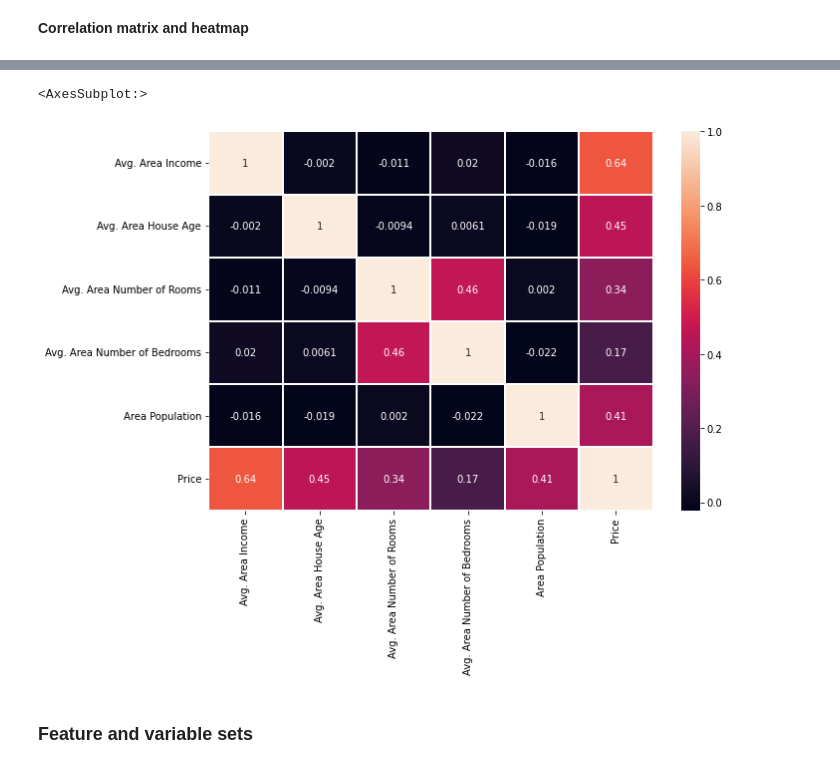
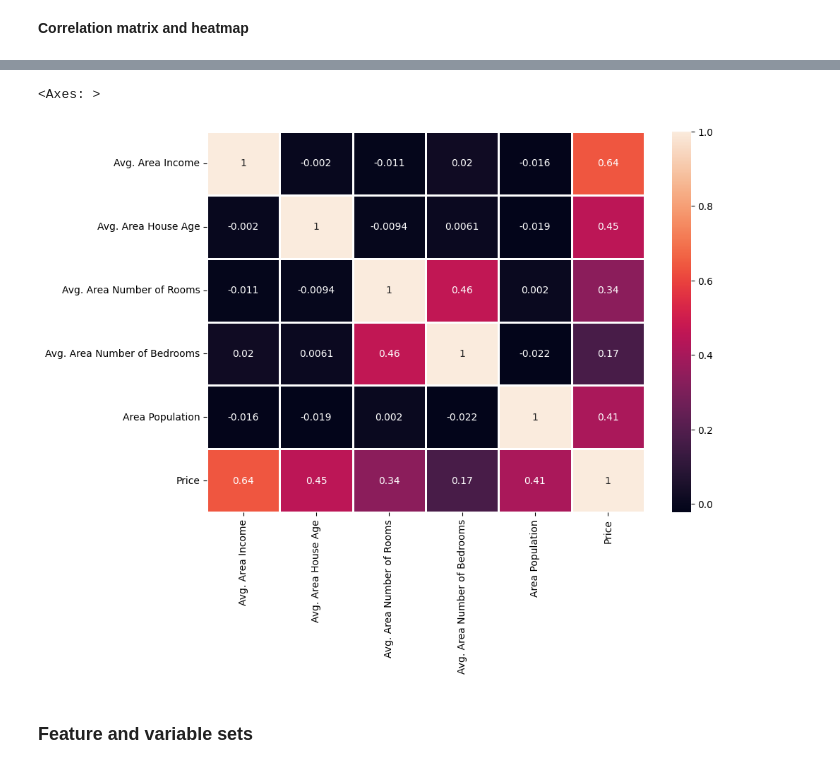
Before and after one commit to 2303A53013/23CSBTB45-46, a Jupyter notebook: AIML_Lab04.ipynb, the cells around one changed output, grey strips where cells are left out. Drawn from its saved outputs; the diff is of its cells as text; code cells hidden in the pictures.

```diff
--- a/AIML_Lab04.ipynb
+++ b/AIML_Lab04.ipynb
@@ -7,7 +7,7 @@ import matplotlib.pyplot as plt
 import seaborn as sns
 %matplotlib inline
 # %%
-df = pd.read_csv("USA_Housing.csv")
+df = pd.read_csv("/content/drive/MyDrive/AI ML/USA_Housing.csv")
 df.head()
 # %% [output]
 |  | Avg. Area Income | Avg. Area House Age | Avg. Area Number of Rooms | Avg. Area Number of Bedrooms | Area Population | ... |
@@ -71,3 +82,5 @@ df['Price'].plot.density()
 # %% [markdown]
 **Correlation matrix and heatmap**
+# %%
+df_cleaned=df.drop(columns=['Address'])
 # %%
@@ -82,10 +95,10 @@ df.corr()
 | Price | 0.639734 | 0.452543 | 0.335664 | 0.171071 | 0.408556 | ... |
 # %%
 plt.figure(figsize=(10,7))
-sns.heatmap(df.corr(),annot=True,linewidths=2)
+sns.heatmap(df_cleaned.corr(),annot=True,linewidths=2)
 # %% [output]
-<AxesSubplot:>
+<Axes: >
-[figure, old version]
+[figure, new version]
 # %% [markdown]
 ### Feature and variable sets
 # %% [markdown]
```
Also changed, not shown: parts of 22 cells of this notebook.
